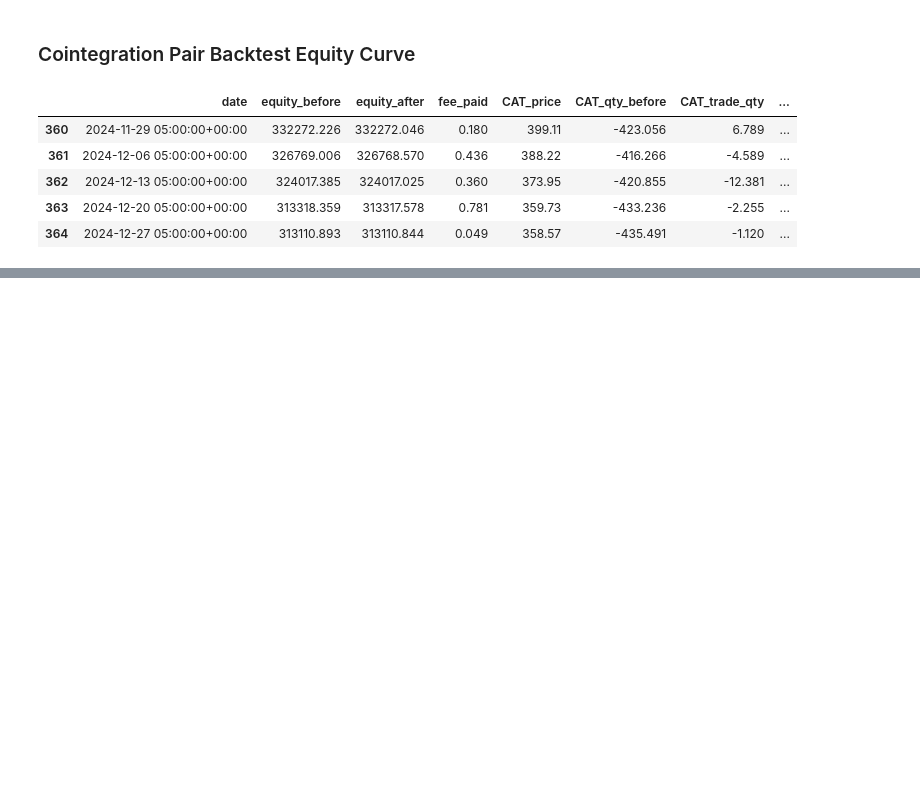
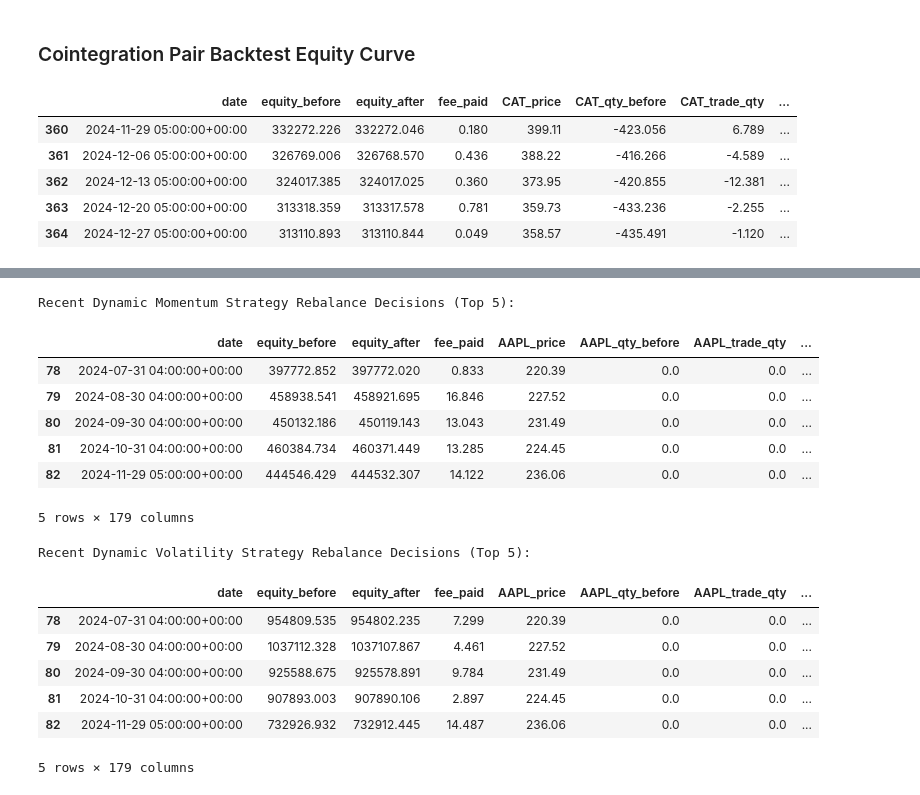
Before and after one commit to TradeInsight-Info/TiPortfolio, a Jupyter notebook: notebooks/dollar_neutral_pairs_selection.ipynb, the cells around one changed output, grey strips where cells are left out. Cells and saved outputs as stored; diff of their text form; code cells hidden in the pictures; blank space fills up the shorter version.

```diff
--- a/notebooks/dollar_neutral_pairs_selection.ipynb
+++ b/notebooks/dollar_neutral_pairs_selection.ipynb
@@ -38,7 +38,7 @@ from tiportfolio.engine import ScheduleBasedEngine
 from tiportfolio.calendar import Schedule
 # %%
 # Prepare Universe stocks for dynamic stock selection
-# stock_universe = ['AAPL', 'MSFT', 'NVDA', 'INTC', 'AMD', 'KO', 'PEP', 'PG', 'JNJ', 'WMT', 'META', 'AMZN', 'GOOGL', 'TSLA', 'NFLX']
+# stock_universe = ['AAPL', 'MSFT', 'NVDA', 'INTC', 'AMD']
 stock_universe = ['AAPL', 'MSFT', 'NVDA', 'INTC', 'AMD', 'KO', 'PEP', 'PG', 'JNJ', 'WMT', 'META', 'AMZN', 'GOOGL',
 'TSLA', 'NFLX', 'JPM', 'C', 'PGR', 'XOM', 'OXY', 'DIS', 'CCL', 'CMCSA', 'HD', 'WHR', 'LEN', 'PG', 'TGT', 'MCD',
 'SBUX', 'WM', 'BA', 'CAT', 'LLY', 'PFE']
@@ -47,8 +47,8 @@ CASH   = "BIL"
 START  = '2018-01-01'
 END    = '2024-12-31'
 INITIAL_VALUE = 100000
-LOOKBACK = 21
-TOP_N = 2
+LOOKBACK = 126
+TOP_N = 1
 BOOK_SIZE = 0.5
 TOLERANCE = 0.05
 FEE = 0.0035
@@ -690,0 +752,28 @@ fig.show()
+# %%
+# Display the last 5 rebalances to see what it bought/sold recently
+if result_mom_dynamic.rebalance_decisions:
+    print("\nRecent Dynamic Momentum Strategy Rebalance Decisions (Top 5):")
+    trades_mom_df = rebalance_decisions_table(result_mom_dynamic)
+    display(trades_mom_df.tail(5))
+
+if result_vol_dynamic.rebalance_decisions:
+    print("\nRecent Dynamic Volatility Strategy Rebalance Decisions (Top 5):")
+    trades_vol_df = rebalance_decisions_table(result_vol_dynamic)
+    display(trades_vol_df.tail(5))
+# %% [output]
+Recent Dynamic Momentum Strategy Rebalance Decisions (Top 5):
+|  | date | equity_before | equity_after | fee_paid | AAPL_price | AAPL_qty_before | AAPL_trade_qty | ... |
+| 78 | 2024-07-31 04:00:00+00:00 | 397772.852 | 397772.020 | 0.833 | 220.39 | 0.0 | 0.0 | ... |
+| 79 | 2024-08-30 04:00:00+00:00 | 458938.541 | 458921.695 | 16.846 | 227.52 | 0.0 | 0.0 | ... |
+| 80 | 2024-09-30 04:00:00+00:00 | 450132.186 | 450119.143 | 13.043 | 231.49 | 0.0 | 0.0 | ... |
+| 81 | 2024-10-31 04:00:00+00:00 | 460384.734 | 460371.449 | 13.285 | 224.45 | 0.0 | 0.0 | ... |
+| 82 | 2024-11-29 05:00:00+00:00 | 444546.429 | 444532.307 | 14.122 | 236.06 | 0.0 | 0.0 | ... |
+5 rows × 179 columns
+Recent Dynamic Volatility Strategy Rebalance Decisions (Top 5):
+|  | date | equity_before | equity_after | fee_paid | AAPL_price | AAPL_qty_before | AAPL_trade_qty | ... |
+| 78 | 2024-07-31 04:00:00+00:00 | 954809.535 | 954802.235 | 7.299 | 220.39 | 0.0 | 0.0 | ... |
+| 79 | 2024-08-30 04:00:00+00:00 | 1037112.328 | 1037107.867 | 4.461 | 227.52 | 0.0 | 0.0 | ... |
+| 80 | 2024-09-30 04:00:00+00:00 | 925588.675 | 925578.891 | 9.784 | 231.49 | 0.0 | 0.0 | ... |
+| 81 | 2024-10-31 04:00:00+00:00 | 907893.003 | 907890.106 | 2.897 | 224.45 | 0.0 | 0.0 | ... |
+| 82 | 2024-11-29 05:00:00+00:00 | 732926.932 | 732912.445 | 14.487 | 236.06 | 0.0 | 0.0 | ... |
+5 rows × 179 columns
```
Also changed, not shown: parts of 15 cells of this notebook.
